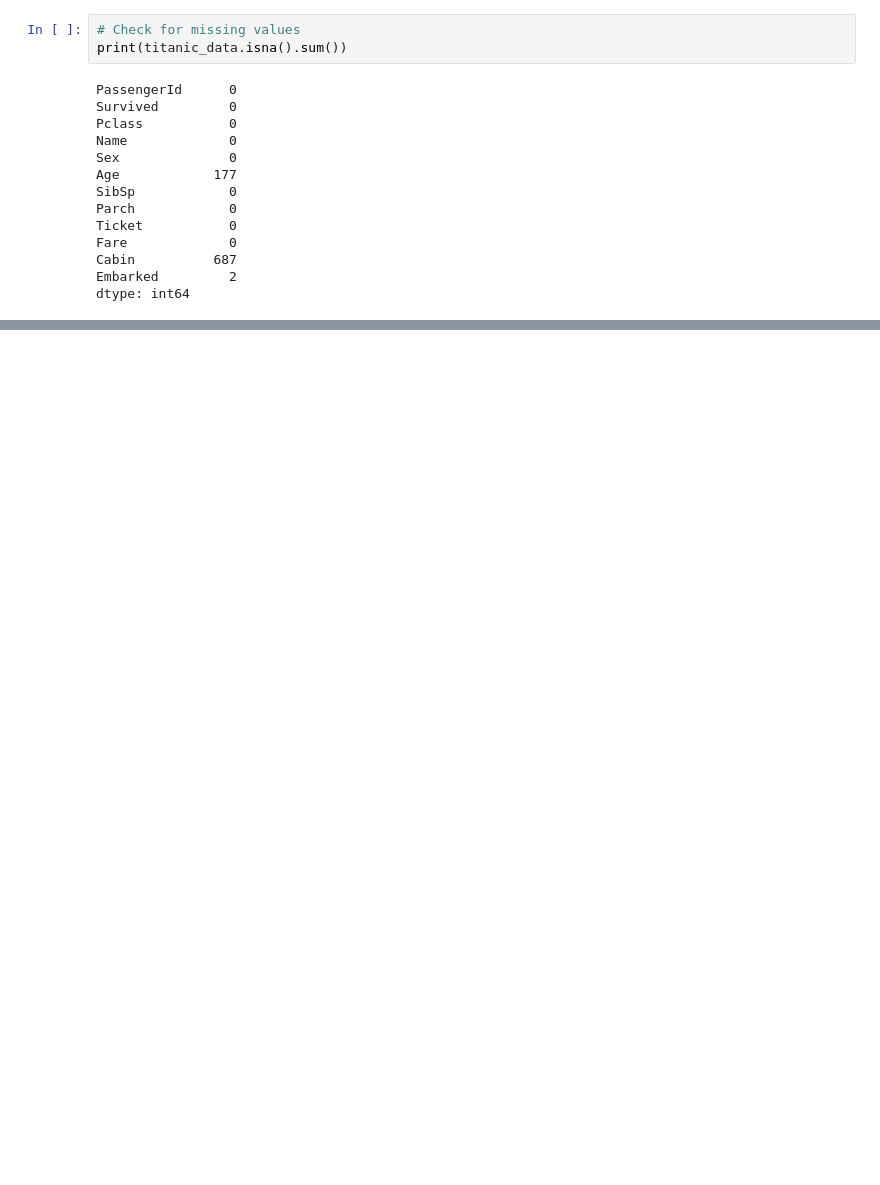
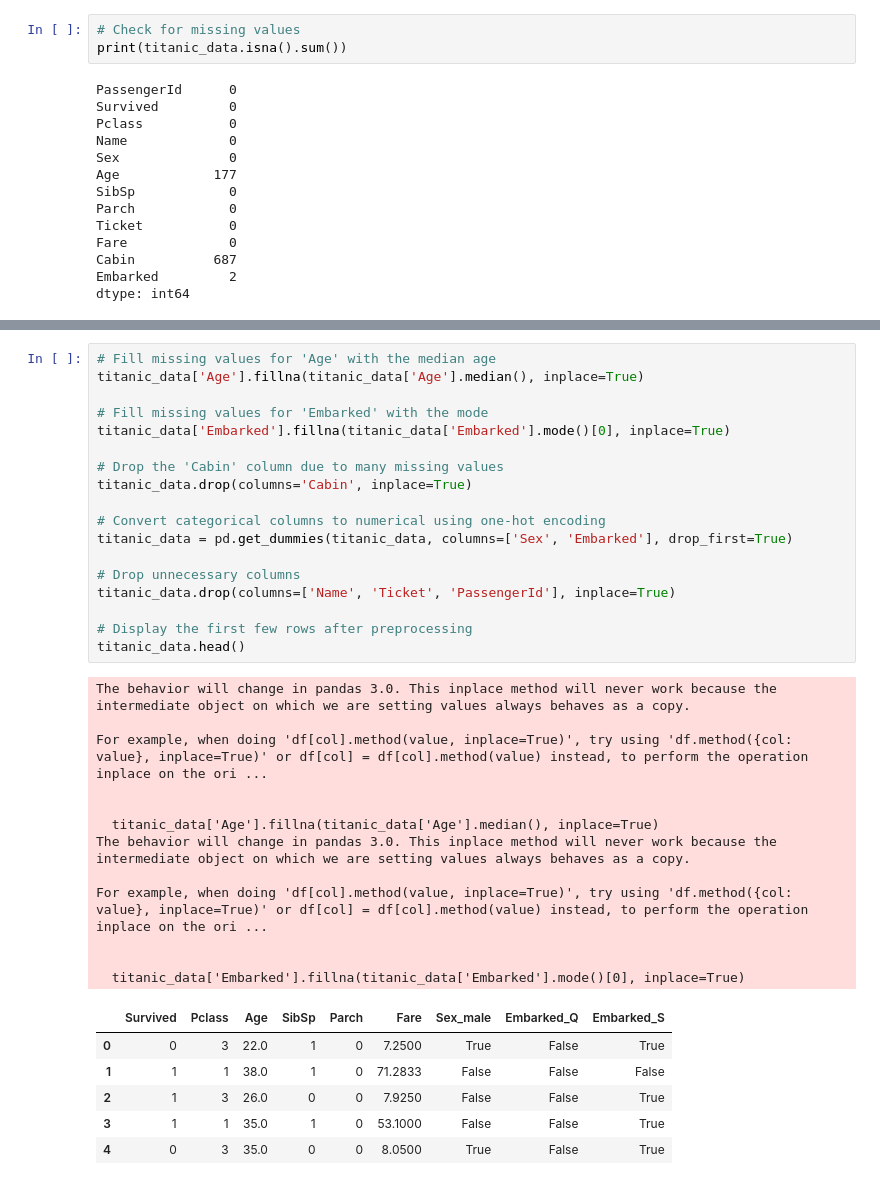
Before and after one commit to soumya0424/CodSoft, a Jupyter notebook: Titanic Survival Prediction.ipynb, the cells around one changed output, grey strips where cells are left out. Saved outputs shown, nothing was run; the diff lists cells and outputs as text; blank space fills up the shorter version.

```diff
--- a/Titanic Survival Prediction.ipynb
+++ b/Titanic Survival Prediction.ipynb
@@ -54,0 +57,37 @@ NameError: name 'titanic_data' is not defined
+# %%
+# Fill missing values for 'Age' with the median age
+titanic_data['Age'].fillna(titanic_data['Age'].median(), inplace=True)
+
+# Fill missing values for 'Embarked' with the mode
+titanic_data['Embarked'].fillna(titanic_data['Embarked'].mode()[0], inplace=True)
+
+# Drop the 'Cabin' column due to many missing values
+titanic_data.drop(columns='Cabin', inplace=True)
+
+# Convert categorical columns to numerical using one-hot encoding
+titanic_data = pd.get_dummies(titanic_data, columns=['Sex', 'Embarked'], drop_first=True)
+
+# Drop unnecessary columns
+titanic_data.drop(columns=['Name', 'Ticket', 'PassengerId'], inplace=True)
+
+# Display the first few rows after preprocessing
+titanic_data.head()
+# %% [output]
+The behavior will change in pandas 3.0. This inplace method will never work because the intermediate object on which we are setting values always behaves as a copy.
+
+For example, when doing 'df[col].method(value, inplace=True)', try using 'df.method({col: value}, inplace=True)' or df[col] = df[col].method(value) instead, to perform the operation inplace on the ori ...
+
+
+  titanic_data['Age'].fillna(titanic_data['Age'].median(), inplace=True)
+The behavior will change in pandas 3.0. This inplace method will never work because the intermediate object on which we are setting values always behaves as a copy.
+
+For example, when doing 'df[col].method(value, inplace=True)', try using 'df.method({col: value}, inplace=True)' or df[col] = df[col].method(value) instead, to perform the operation inplace on the ori ...
+
+
+  titanic_data['Embarked'].fillna(titanic_data['Embarked'].mode()[0], inplace=True)
+|  | Survived | Pclass | Age | SibSp | Parch | Fare | Sex_male | Embarked_Q | Embarked_S |
+| 0 | 0 | 3 | 22.0 | 1 | 0 | 7.2500 | True | False | True |
+| 1 | 1 | 1 | 38.0 | 1 | 0 | 71.2833 | False | False | False |
+| 2 | 1 | 3 | 26.0 | 0 | 0 | 7.9250 | False | False | True |
+| 3 | 1 | 1 | 35.0 | 1 | 0 | 53.1000 | False | False | True |
+| 4 | 0 | 3 | 35.0 | 0 | 0 | 8.0500 | True | False | True |
```
Also changed, not shown: parts of 5 cells of this notebook.
